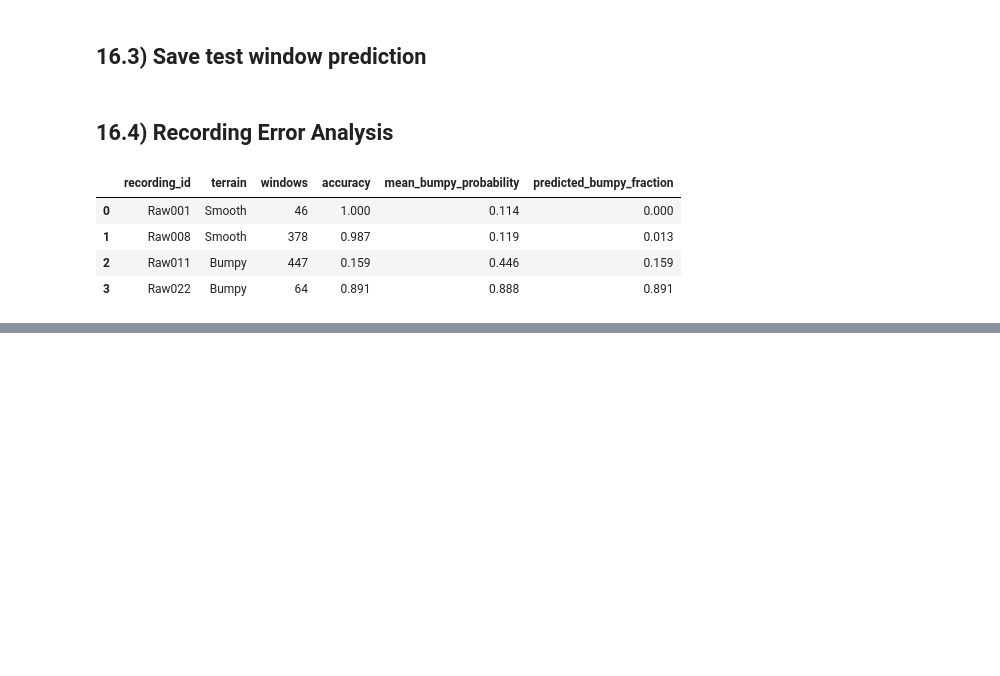
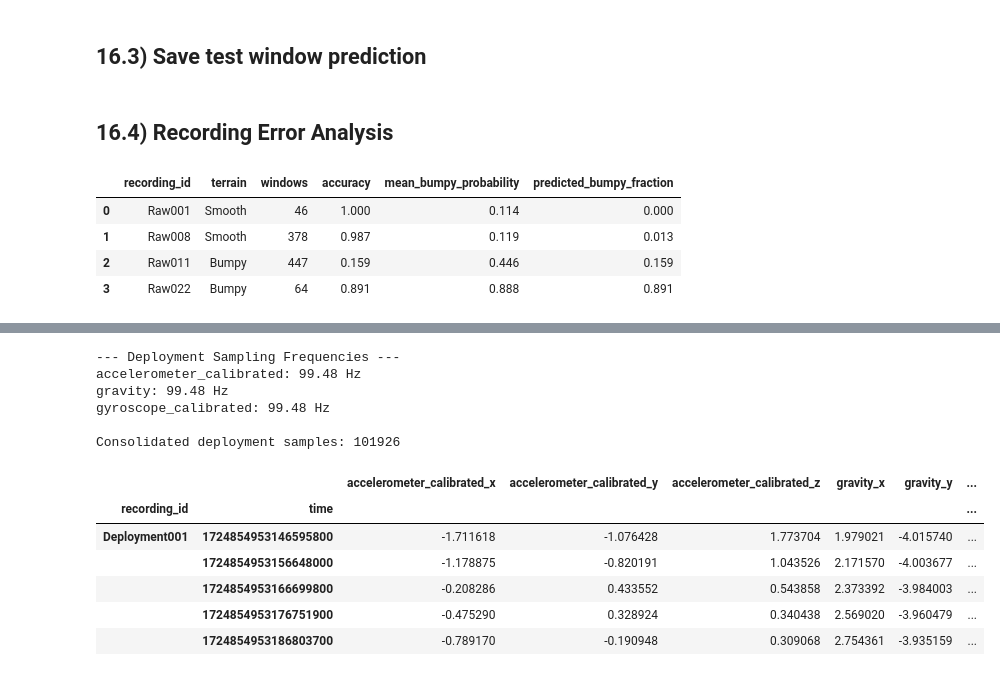
Before and after one commit to thesuacar/road-checker, a Jupyter notebook: notebook.ipynb, the cells around one changed output, grey strips where cells are left out. Drawn from its saved outputs; the diff is of its cells as text; code cells hidden in the pictures; blank space fills up the shorter version.

```diff
--- a/notebook.ipynb
+++ b/notebook.ipynb
@@ -5718,0 +7018,74 @@ display(
+# %%
+DEPLOYMENT_DATA_DIR = (
+    DATA_DIR
+    / "deployment_data"
+)
+
+
+deployment_frequencies = (
+    check_sampling_frequency(
+        deployment_dir=
+            DEPLOYMENT_DATA_DIR,
+
+        expected_fs=float(
+            metadata[
+                "sampling_frequency_hz"
+            ]
+        ),
+
+        tolerance_hz=1.0,
+    )
+)
+
+
+deployment_signal_df = (
+    load_and_consolidate_deployment_data(
+        deployment_dir=
+            DEPLOYMENT_DATA_DIR,
+
+        recording_id=
+            "Deployment001",
+    )
+)
+
+
+print(
+    "--- Deployment Sampling Frequencies ---"
+)
+
+for (
+    sensor_name,
+    measured_fs
+) in (
+    deployment_frequencies.items()
+):
+
+    print(
+        f"{sensor_name}: "
+        f"{measured_fs:.2f} Hz"
+    )
+
+
+print(
+    "\nConsolidated deployment samples:",
+    len(deployment_signal_df)
+)
+
+
+display(
+    deployment_signal_df.head()
+)
+# %% [output]
+--- Deployment Sampling Frequencies ---
+accelerometer_calibrated: 99.48 Hz
+gravity: 99.48 Hz
+gyroscope_calibrated: 99.48 Hz
+
+Consolidated deployment samples: 101926
+|  |  | accelerometer_calibrated_x | accelerometer_calibrated_y | accelerometer_calibrated_z | gravity_x | gravity_y | ... |
+| recording_id | time |  |  |  |  |  | ... |
+| Deployment001 | 1724854953146595800 | -1.711618 | -1.076428 | 1.773704 | 1.979021 | -4.015740 | ... |
+|  | 1724854953156648000 | -1.178875 | -0.820191 | 1.043526 | 2.171570 | -4.003677 | ... |
+|  | 1724854953166699800 | -0.208286 | 0.433552 | 0.543858 | 2.373392 | -3.984003 | ... |
+|  | 1724854953176751900 | -0.475290 | 0.328924 | 0.340438 | 2.569020 | -3.960479 | ... |
+|  | 1724854953186803700 | -0.789170 | -0.190948 | 0.309068 | 2.754361 | -3.935159 | ... |
```
Also changed, not shown: parts of 14 cells of this notebook, 7 other files.
